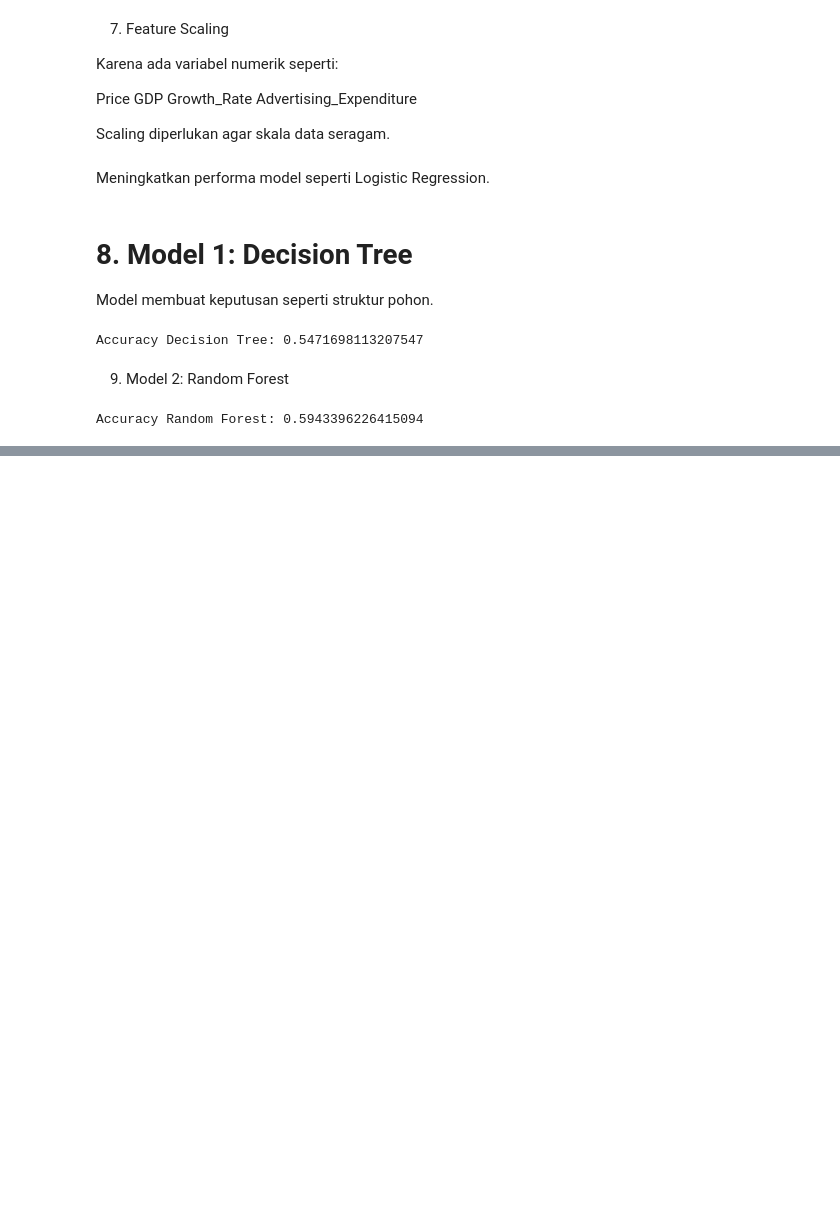
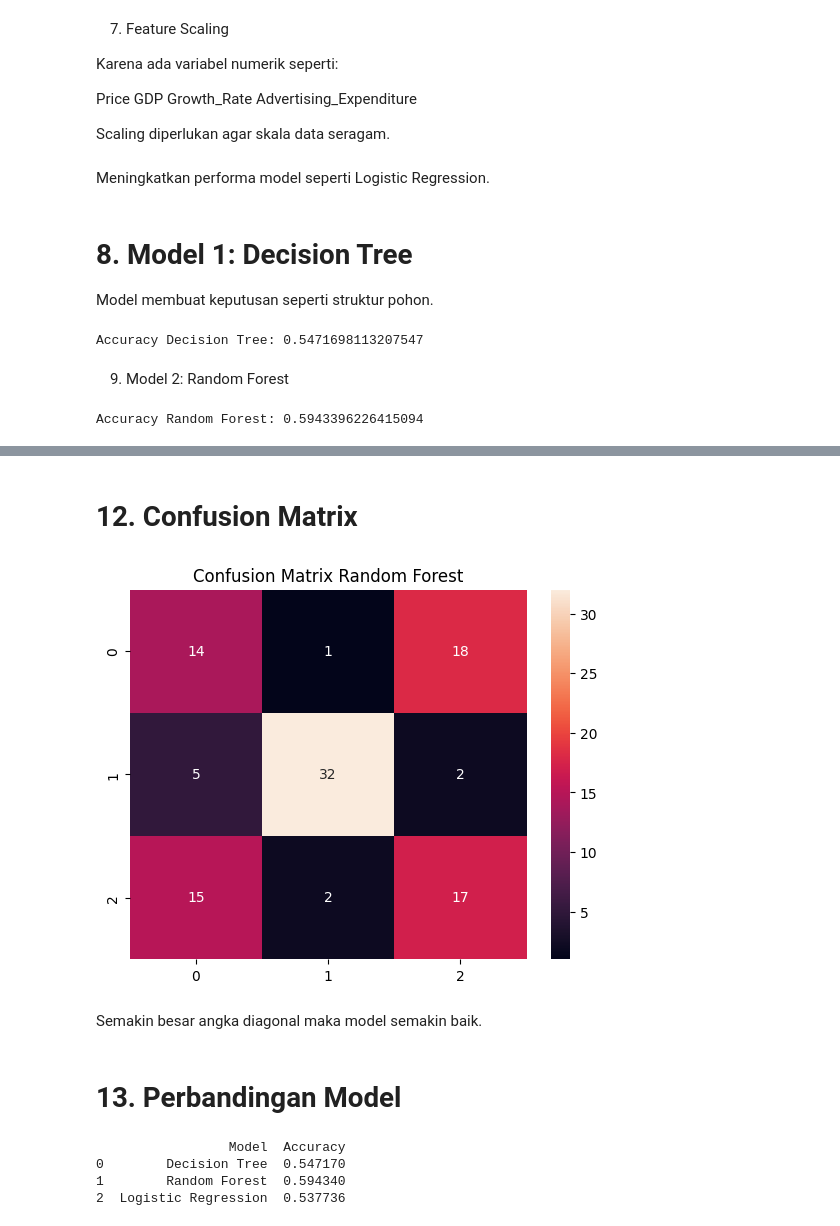
Before and after one commit to Alinberlian/iris-bootstrap-eda, a Jupyter notebook: Untitled19.ipynb, the cells around one changed output, grey strips where cells are left out. Cells and saved outputs as stored; diff of their text form; code cells hidden in the pictures; blank space fills up the shorter version.

```diff
--- a/Untitled19.ipynb
+++ b/Untitled19.ipynb
@@ -159,0 +192,26 @@ Accuracy Random Forest: 0.5943396226415094
+# %% [markdown]
+# 12. Confusion Matrix
+# %%
+cm = confusion_matrix(y_test, pred_rf)
+
+sns.heatmap(cm, annot=True, fmt='d')
+plt.title("Confusion Matrix Random Forest")
+plt.show()
+# %% [output]
+[figure, added]
+# %% [markdown]
+Semakin besar angka diagonal maka model semakin baik.
+# %% [markdown]
+# 13. Perbandingan Model
+# %%
+results = pd.DataFrame({
+    'Model': ['Decision Tree', 'Random Forest', 'Logistic Regression'],
+    'Accuracy': [acc_dt, acc_rf, acc_lr]
+})
+
+print(results)
+# %% [output]
+                 Model  Accuracy
+0        Decision Tree  0.547170
+1        Random Forest  0.594340
+2  Logistic Regression  0.537736
```
Also changed, not shown: parts of 6 cells of this notebook.
